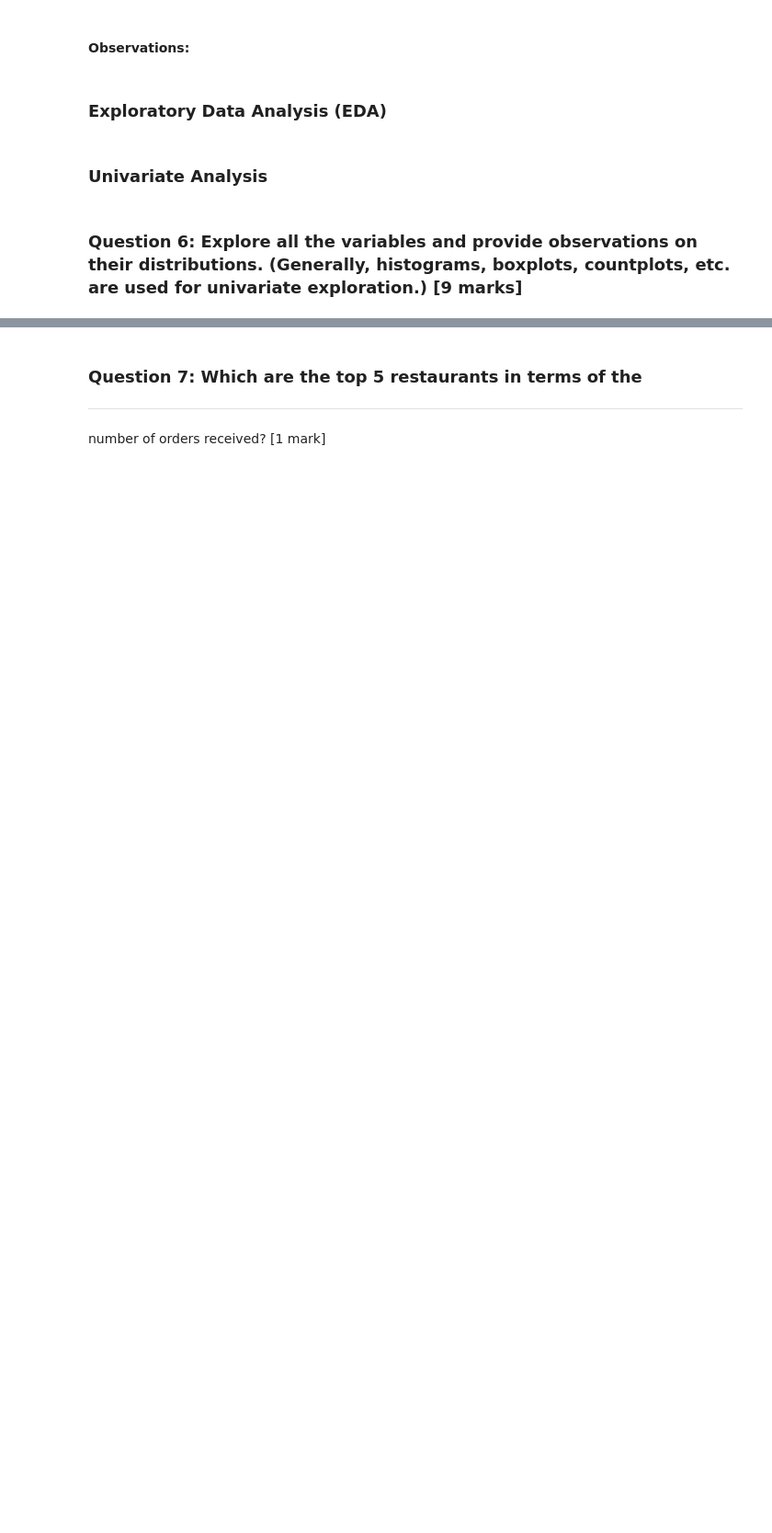
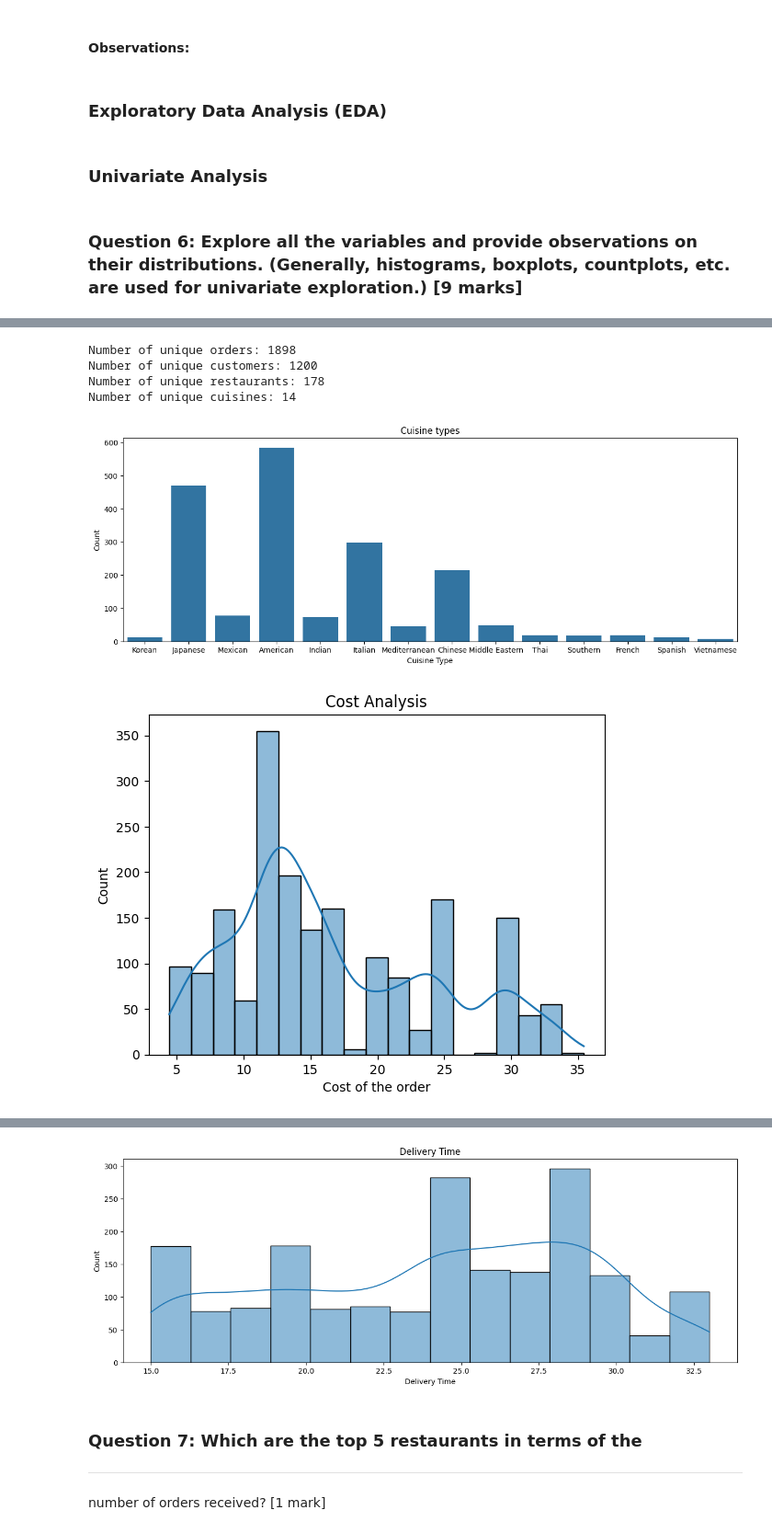
Before and after one commit to gsaini/ai-playgrounds, a Jupyter notebook: Learner_Notebook_Full_Code.ipynb, the cells around one changed output, grey strips where cells are left out. Shown at 92% size. Saved outputs shown, nothing was run; the diff lists cells and outputs as text; code cells hidden in the pictures; blank space fills up the shorter version.

```diff
--- a/Learner_Notebook_Full_Code.ipynb
+++ b/Learner_Notebook_Full_Code.ipynb
@@ -223,0 +154,72 @@ Analyzing column: food_preparation_time
+# %%
+# Number of unique orders
+print("Number of unique orders:", df['order_id'].nunique())
+
+# Check unique customers
+print("Number of unique customers:", df['customer_id'].nunique())
+
+# Check unique restaurants
+print("Number of unique restaurants:", df['restaurant_name'].nunique())
+
+# Check unique cuisines
+print("Number of unique cuisines:", df['cuisine_type'].nunique())
+plt.figure(figsize = (15,5))
+sns.countplot(data = df, x = 'cuisine_type') ## Create a countplot for cuisine type.
+plt.title(f'Cuisine types')
+plt.xlabel('Cuisine Type')
+plt.ylabel('Count')
+plt.show()
+
+
+# Analysis of order's cost.
+sns.histplot(data=df,x='cost_of_the_order', kde=True) ## Histogram for the cost of order
+plt.title(f'Cost Analysis')
+plt.xlabel('Cost of the order')
+plt.ylabel('Count')
+plt.show()
+
+sns.boxplot(data=df,x='cost_of_the_order') ## Boxplot for the cost of order
+plt.xlabel('Cost of the order')
+plt.ylabel('Count')
+plt.show()
+
+
+# Day of the week
+plt.figure(figsize = (5,5))
+sns.countplot(data = df, x = 'day_of_the_week') ## Create a countplot for day of the week.
+plt.title(f'Day of the week')
+plt.xlabel('Day')
+plt.ylabel('Count')
+plt.show()
+
+# Ratings
+plt.figure(figsize = (6,5))
+sns.countplot(data = df, x = 'rating') ## Create a countplot for day of the week.
+plt.title(f'Rating')
+plt.xlabel('Rating')
+plt.ylabel('Count')
+plt.show()
+
+
+# Food Preparation Time
+plt.figure(figsize = (10,5))
+sns.histplot(data = df, x = 'food_preparation_time', kde=True) ## Create a countplot for day of the week.
+plt.title(f'Food Preparation Time')
+plt.xlabel('Food preparation time')
+plt.ylabel('Count')
+plt.show()
+
+# Delivery Time
+plt.figure(figsize = (15,5))
+sns.histplot(data = df, x = 'delivery_time', kde=True) ## Create a countplot for day of the week.
+plt.title(f'Delivery Time')
+plt.xlabel('Delivery Time')
+plt.ylabel('Count')
+plt.show()
+# %% [output]
+Number of unique orders: 1898
+Number of unique customers: 1200
+Number of unique restaurants: 178
+Number of unique cuisines: 14
+[figure, added]
+[figure, added]
@@ -224,3 +230,4 @@ Analyzing column: food_preparation_time
+[figure, added]
 # %% [markdown]
 ### **Question 7**: Which are the top 5 restaurants in terms of the
 
```
Also changed, not shown: parts of 23 cells of this notebook.
